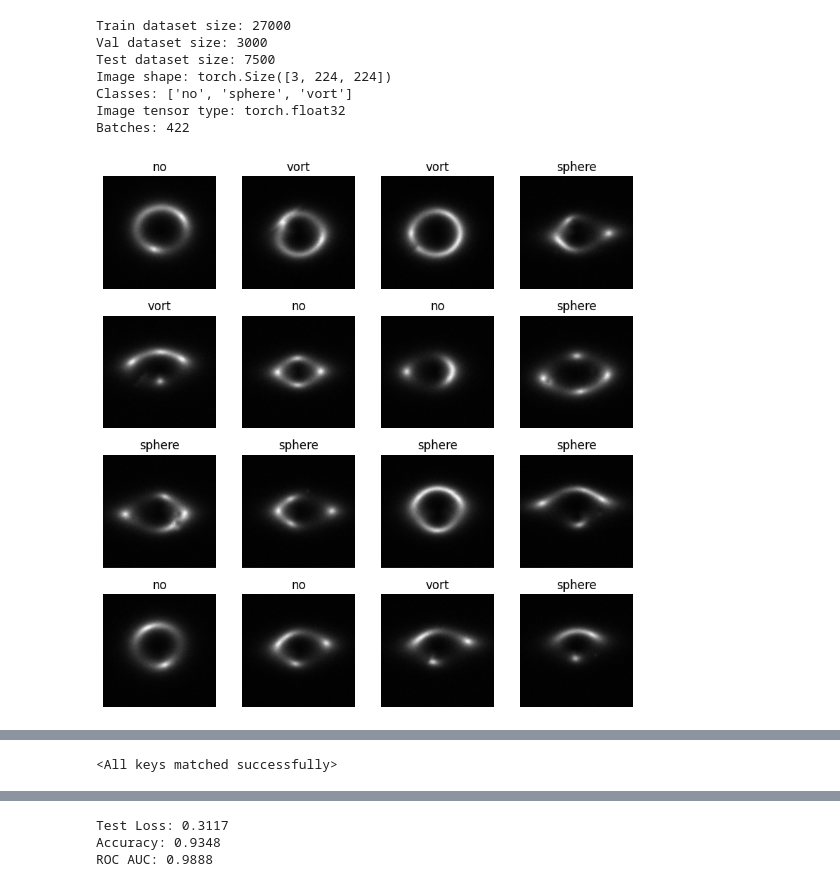
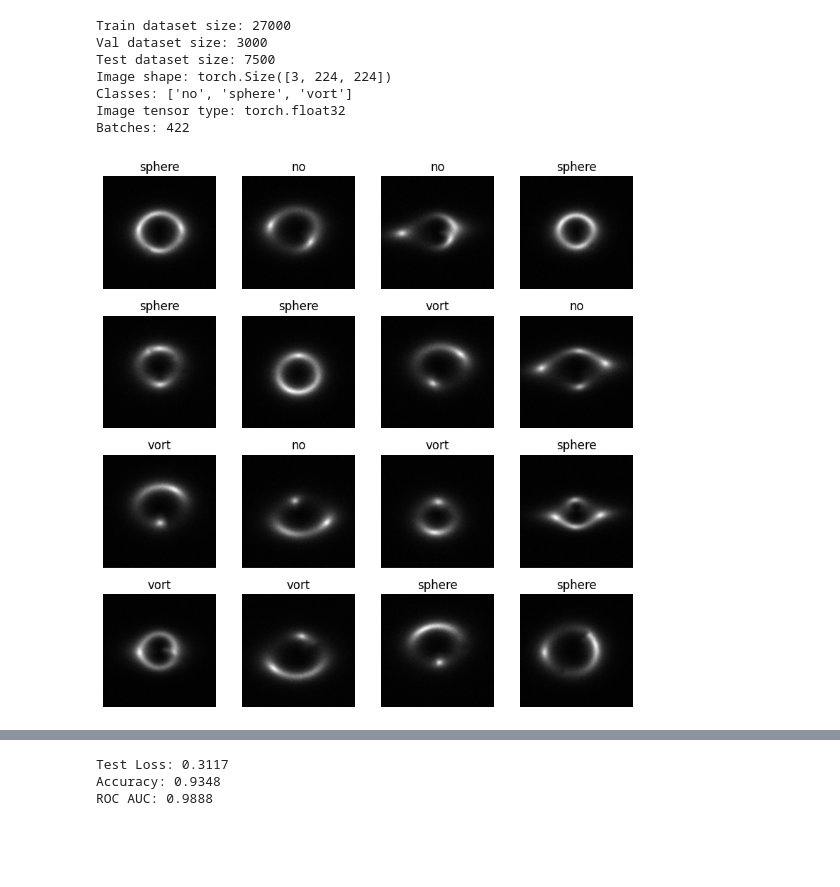
Before and after one commit to thanh12273203/Warm-ups, a Jupyter notebook: CvT.ipynb, the cells around one changed output, grey strips where cells are left out. Drawn from its saved outputs; the diff is of its cells as text; code cells hidden in the pictures; blank space fills up the shorter version.

```diff
--- a/CvT.ipynb
+++ b/CvT.ipynb
@@ -82,31 +82,31 @@ Batches: 422
 # %%
 mean = np.array([0.485, 0.456, 0.406])
 std = np.array([0.229, 0.224, 0.225])
 
 dataiter = iter(train_loader)
 images, labels = dataiter.__next__()
 
 # Visualize some images in the train dataset
 fig, axes = plt.subplots(4, 4, figsize=(8, 8))
 
 for i, ax in enumerate(axes.flat):
     if i < 16:
         image, label = images[i], labels[i]
 
         img = image.numpy().transpose((1, 2, 0))
-        img = std * img + mean
+        # img = std * img + mean
         img = np.clip(img, 0, 1)
 
         ax.imshow(img)
         ax.set_title(train_dataset.dataset.classes[label])
         ax.axis('off')
     else:
         break
 
 plt.tight_layout()
 plt.show()
 # %% [output]
-[figure, old version]
+[figure, new version]
 # %%
 def train_model(model, criterion, optimizer, scheduler, num_epochs=25):
     best_val_acc = 0.0
@@ -255,8 +262,3 @@ Epoch 20/20:
         Train Loss: 0.0077      Train Acc: 0.9975
         Val Loss: 0.2847        Val Acc: 0.9420
 Finished
-# %%
-# model.load_state_dict(torch.load('/content/drive/MyDrive/Colab Notebooks/Warm-ups/best_param.pt'))
-model.load_state_dict(torch.load('best_param.pt'))
-# %% [output]
-<All keys matched successfully>
```
Also changed, not shown: parts of 6 cells of this notebook.
